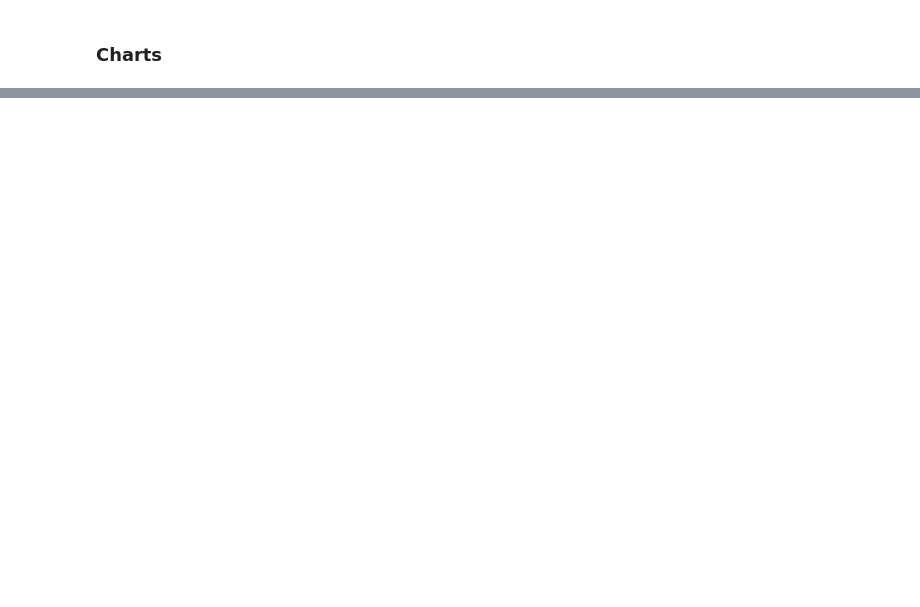
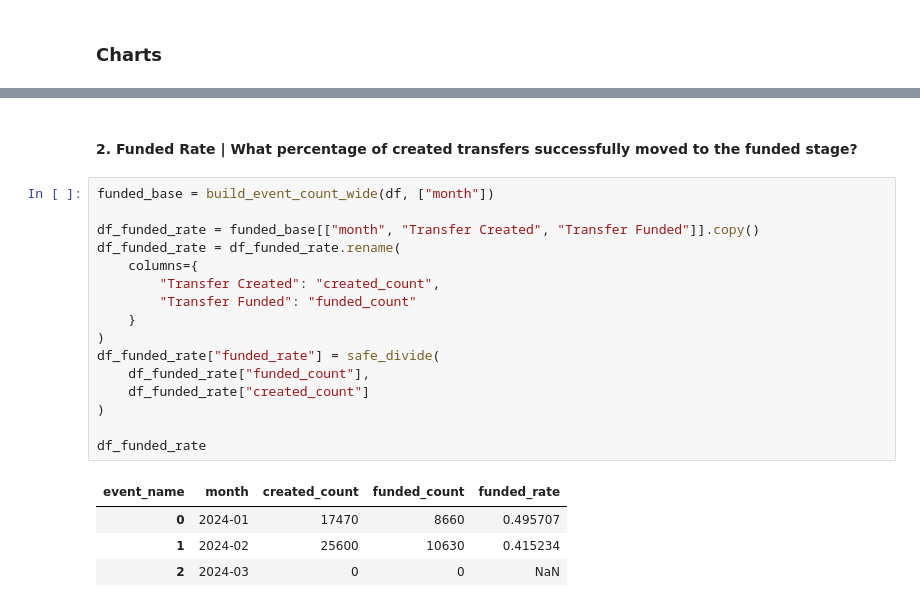
Before and after one commit to gutah/wise_case, a Jupyter notebook: code/exploratory_data_analysis.ipynb, the cells around one changed output, grey strips where cells are left out. Drawn from its saved outputs; the diff is of its cells as text; blank space fills up the shorter version.

```diff
--- a/code/exploratory_data_analysis.ipynb
+++ b/code/exploratory_data_analysis.ipynb
@@ -289,0 +240,23 @@ invalid value encountered in divide
+# %% [markdown]
+#### 2. Funded Rate | What percentage of created transfers successfully moved to the funded stage?
+# %%
+funded_base = build_event_count_wide(df, ["month"])
+
+df_funded_rate = funded_base[["month", "Transfer Created", "Transfer Funded"]].copy()
+df_funded_rate = df_funded_rate.rename(
+    columns={
+        "Transfer Created": "created_count",
+        "Transfer Funded": "funded_count"
+    }
+)
+df_funded_rate["funded_rate"] = safe_divide(
+    df_funded_rate["funded_count"],
+    df_funded_rate["created_count"]
+)
+
+df_funded_rate
+# %% [output]
+| event_name | month | created_count | funded_count | funded_rate |
+| 0 | 2024-01 | 17470 | 8660 | 0.495707 |
+| 1 | 2024-02 | 25600 | 10630 | 0.415234 |
+| 2 | 2024-03 | 0 | 0 | NaN |
```
Also changed, not shown: parts of 28 cells of this notebook.
